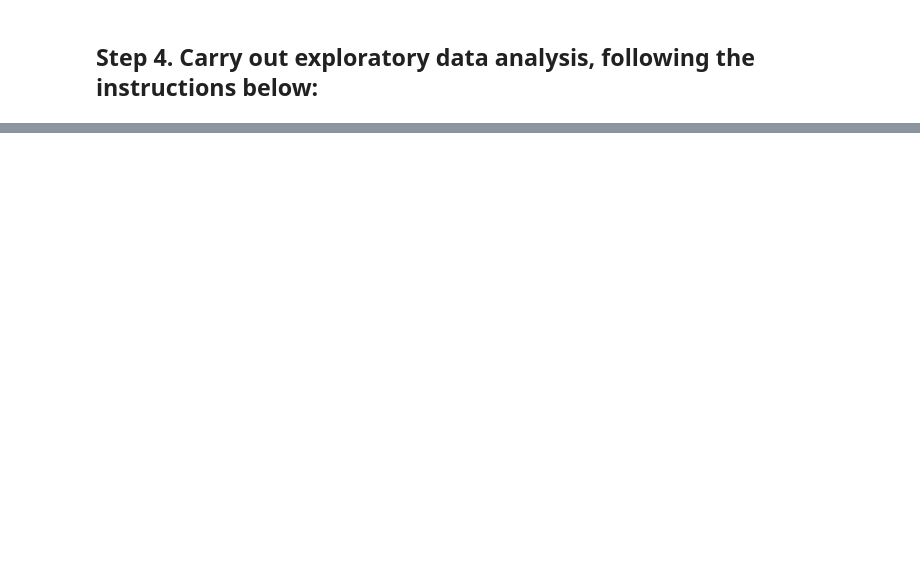
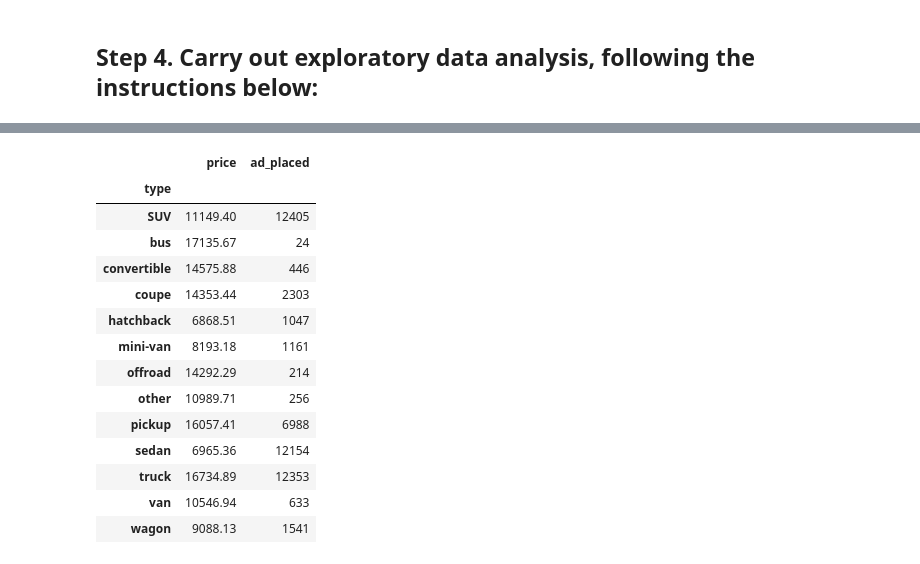
Before and after one commit to richabianca/yandex_projects, a Jupyter notebook: car_prices.ipynb, the cells around one changed output, grey strips where cells are left out. Saved outputs shown, nothing was run; the diff lists cells and outputs as text; code cells hidden in the pictures; blank space fills up the shorter version.

```diff
--- a/car_prices.ipynb
+++ b/car_prices.ipynb
@@ -314,0 +204,23 @@ NameError: name 'cars' is not defined
+# %%
+ads_type = cars.pivot_table(index='type', values='ad_placed', aggfunc='count') #pivot table with the number of ads per vehicle type
+
+price_type = cars.pivot_table(index='type', values='price', aggfunc='mean').round(2) #pivot table with the average price of every vehicle type
+
+types_ad_price = price_type.merge(ads_type, on='type') #merge of the two above tables.
+types_ad_price
+# %% [output]
+|  | price | ad_placed |
+| type |  |  |
+| SUV | 11149.40 | 12405 |
+| bus | 17135.67 | 24 |
+| convertible | 14575.88 | 446 |
+| coupe | 14353.44 | 2303 |
+| hatchback | 6868.51 | 1047 |
+| mini-van | 8193.18 | 1161 |
+| offroad | 14292.29 | 214 |
+| other | 10989.71 | 256 |
+| pickup | 16057.41 | 6988 |
+| sedan | 6965.36 | 12154 |
+| truck | 16734.89 | 12353 |
+| van | 10546.94 | 633 |
+| wagon | 9088.13 | 1541 |
```
Also changed, not shown: parts of 26 cells of this notebook.
